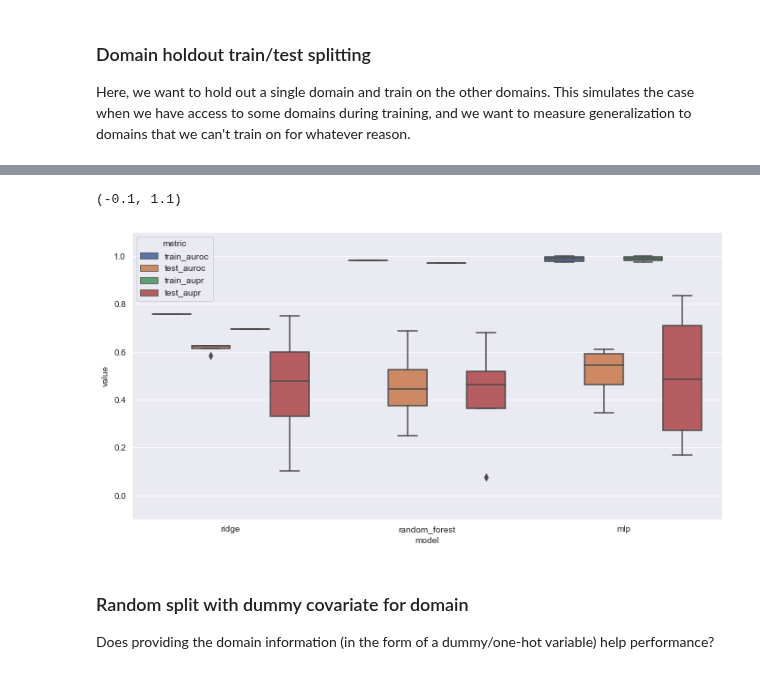
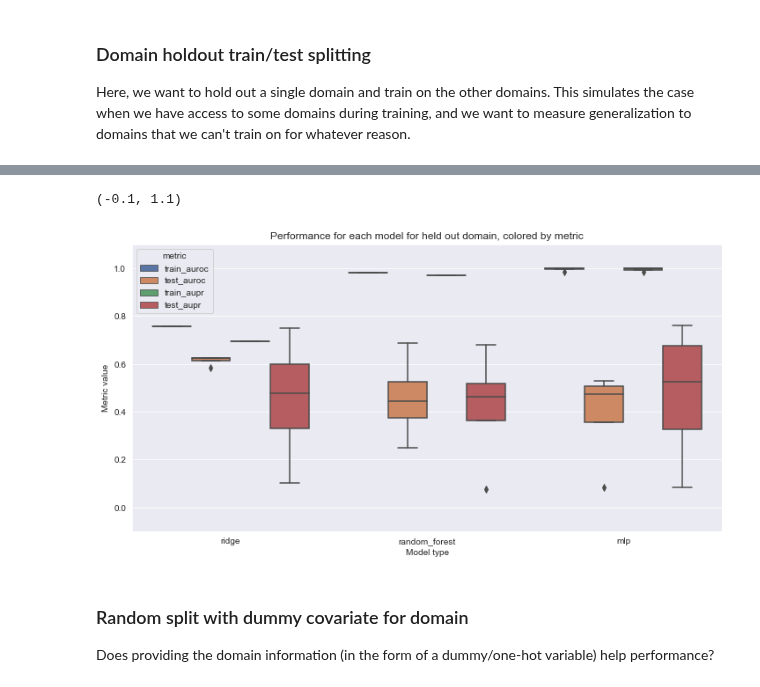
Before and after one commit to greenelab/pancancer-evaluation, a Jupyter notebook: 09_simulations/simulate_domains.ipynb, the cells around one changed output, grey strips where cells are left out. Cells and saved outputs as stored; diff of their text form; code cells hidden in the pictures.

```diff
--- a/09_simulations/simulate_domains.ipynb
+++ b/09_simulations/simulate_domains.ipynb
@@ -136,7 +136,7 @@ for fold, (train_ix, test_ix) in enumerate(kf.split(xs)):
     fit_pipeline = train_ridge(X_train, y_train.flatten(), seed=42)
     y_pred_train = fit_pipeline.predict(X_train)
     y_pred_test = fit_pipeline.predict(X_test)
-    metrics = get_metrics(y_train, y_test, y_pred_train, y_pred_test)
+    metrics = get_prob_metrics(y_train, y_test, y_pred_train, y_pred_test)
 
     metric_cols = list(metrics.keys()) + ['model', 'fold']
     metric_vals = list(metrics.values()) + ['ridge', fold]
@@ -149,7 +149,7 @@ for fold, (train_ix, test_ix) in enumerate(kf.split(xs)):
     fit_pipeline = train_rf(X_train, y_train.flatten(), seed=42)
     y_pred_train = fit_pipeline.predict(X_train)
     y_pred_test = fit_pipeline.predict(X_test)
-    metrics = get_metrics(y_train, y_test, y_pred_train, y_pred_test)
+    metrics = get_prob_metrics(y_train, y_test, y_pred_train, y_pred_test)
 
     metric_vals = list(metrics.values()) + ['random_forest', fold]
     if results_cols is None:
@@ -168,7 +168,7 @@ for fold, (train_ix, test_ix) in enumerate(kf.split(xs)):
     fit_pipeline = train_mlp(X_train, y_train.flatten(), params, n_folds=-1, seed=42, max_iter=100)
     y_pred_train = fit_pipeline.predict_proba(X_train.astype(np.float32))[:, 1]
     y_pred_test = fit_pipeline.predict_proba(X_test.astype(np.float32))[:, 1]
-    metrics = get_metrics(y_train, y_test, y_pred_train, y_pred_test)
+    metrics = get_prob_metrics(y_train, y_test, y_pred_train, y_pred_test)
 
     metric_vals = list(metrics.values()) + ['mlp', fold]
     if results_cols is None:
@@ -223,7 +226,7 @@ for fold, (_, test_ix) in enumerate(kf.split(X_holdout)):
     fit_pipeline = train_ridge(X_train, y_train.flatten(), seed=42)
     y_pred_train = fit_pipeline.predict(X_train)
     y_pred_test = fit_pipeline.predict(X_test)
-    metrics = get_metrics(y_train, y_test, y_pred_train, y_pred_test)
+    metrics = get_prob_metrics(y_train, y_test, y_pred_train, y_pred_test)
 
     metric_cols = list(metrics.keys()) + ['model', 'fold']
     metric_vals = list(metrics.values()) + ['ridge', fold]
@@ -237,7 +240,7 @@ for fold, (_, test_ix) in enumerate(kf.split(X_holdout)):
     fit_pipeline = train_rf(X_train, y_train.flatten(), seed=42)
     y_pred_train = fit_pipeline.predict(X_train)
     y_pred_test = fit_pipeline.predict(X_test)
-    metrics = get_metrics(y_train, y_test, y_pred_train, y_pred_test)
+    metrics = get_prob_metrics(y_train, y_test, y_pred_train, y_pred_test)
 
     metric_vals = list(metrics.values()) + ['random_forest', fold]
     if results_cols is None:
@@ -256,7 +259,7 @@ for fold, (_, test_ix) in enumerate(kf.split(X_holdout)):
     fit_pipeline = train_mlp(X_train, y_train.flatten(), params, n_folds=-1, seed=42, max_iter=100)
     y_pred_train = fit_pipeline.predict_proba(X_train.astype(np.float32))[:, 1]
     y_pred_test = fit_pipeline.predict_proba(X_test.astype(np.float32))[:, 1]
-    metrics = get_metrics(y_train, y_test, y_pred_train, y_pred_test)
+    metrics = get_prob_metrics(y_train, y_test, y_pred_train, y_pred_test)
 
     metric_vals = list(metrics.values()) + ['mlp', fold]
     if results_cols is None:
@@ -282,11 +285,14 @@ Fitting 1 folds for each of 20 candidates, totalling 20 fits
 # %%
 sns.set({'figure.figsize': (12, 6)})
 
 sns.boxplot(data=results_df, x='model', y='value', hue='metric')
+plt.title('Performance for each model for held out domain, colored by metric')
+plt.xlabel('Model type')
+plt.ylabel('Metric value')
 plt.ylim(-0.1, 1.1)
 # %% [output]
 (-0.1, 1.1)
-[figure, old version]
+[figure, new version]
 # %% [markdown]
 ### Random split with dummy covariate for domain
 
```
Also changed, not shown: parts of 6 cells of this notebook, 2 other files.
